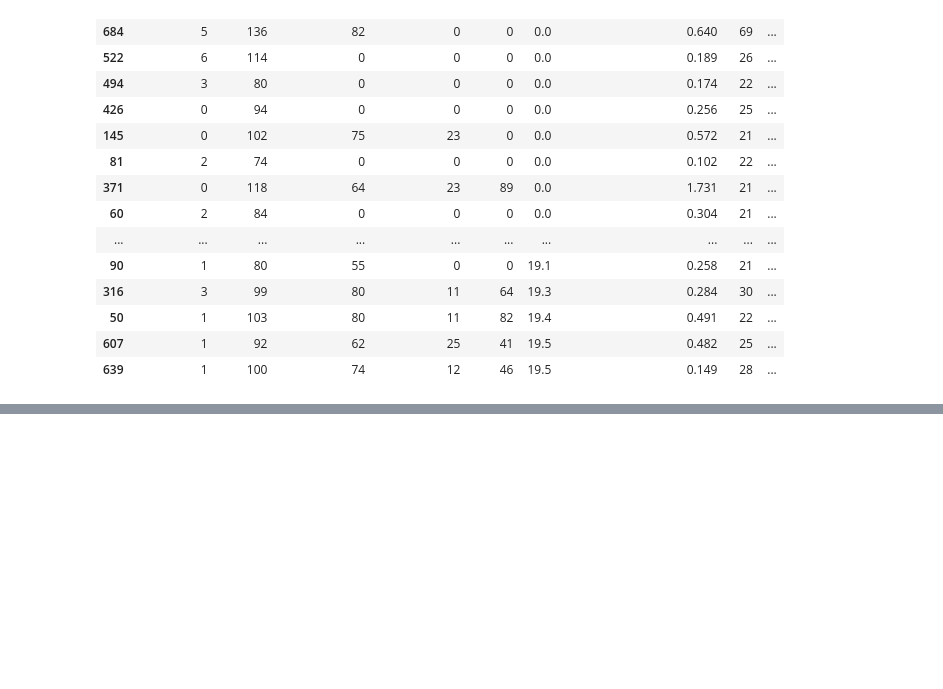
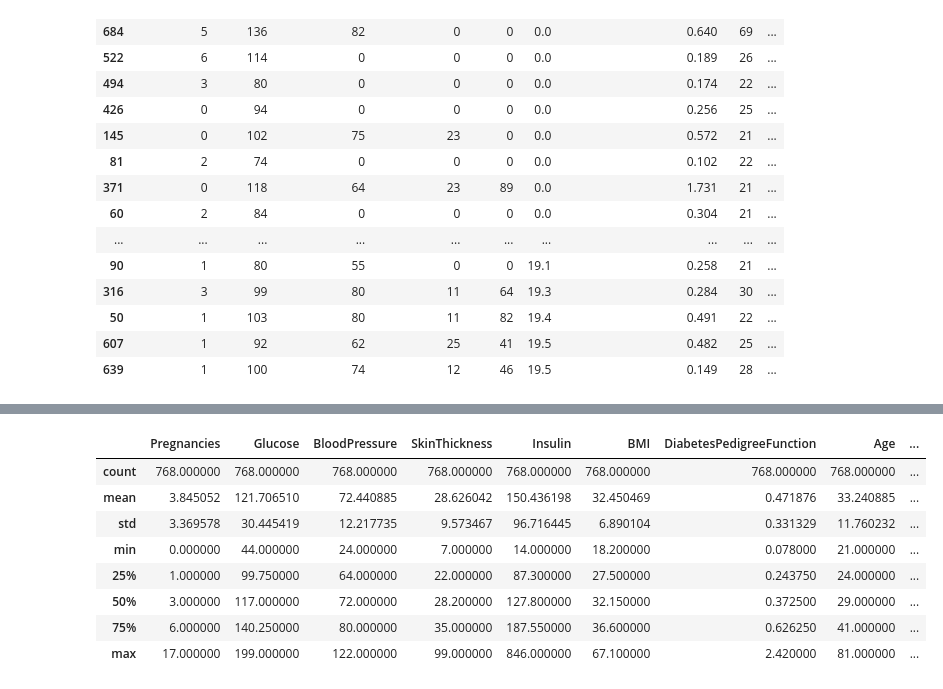
Before and after one commit to JuanRobledo12/gatech-ml-project, a Jupyter notebook: main.ipynb, the cells around one changed output, grey strips where cells are left out. Drawn from its saved outputs; the diff is of its cells as text; code cells hidden in the pictures; blank space fills up the shorter version.

```diff
--- a/main.ipynb
+++ b/main.ipynb
@@ -275,0 +291,12 @@ BMI
+# %%
+# Data Normalization
+scaler = RobustScaler()
+scaled_data = scaler.fit_transform(clean_df_two[columns_to_impute])
+
+# Data Imputation using KNN
+imputer = KNNImputer(n_neighbors=5)
+imputed_data = imputer.fit_transform(scaled_data)
+clean_df_two[columns_to_impute] = scaler.inverse_transform(imputed_data)
+
+# Check null values
+clean_df_two.isnull().sum()
@@ -275,0 +314,12 @@ BMI
+# %%
+clean_df_two.describe()
+# %% [output]
+|  | Pregnancies | Glucose | BloodPressure | SkinThickness | Insulin | BMI | DiabetesPedigreeFunction | Age | ... |
+| count | 768.000000 | 768.000000 | 768.000000 | 768.000000 | 768.000000 | 768.000000 | 768.000000 | 768.000000 | ... |
+| mean | 3.845052 | 121.706510 | 72.440885 | 28.626042 | 150.436198 | 32.450469 | 0.471876 | 33.240885 | ... |
+| std | 3.369578 | 30.445419 | 12.217735 | 9.573467 | 96.716445 | 6.890104 | 0.331329 | 11.760232 | ... |
+| min | 0.000000 | 44.000000 | 24.000000 | 7.000000 | 14.000000 | 18.200000 | 0.078000 | 21.000000 | ... |
+| 25% | 1.000000 | 99.750000 | 64.000000 | 22.000000 | 87.300000 | 27.500000 | 0.243750 | 24.000000 | ... |
+| 50% | 3.000000 | 117.000000 | 72.000000 | 28.200000 | 127.800000 | 32.150000 | 0.372500 | 29.000000 | ... |
+| 75% | 6.000000 | 140.250000 | 80.000000 | 35.000000 | 187.550000 | 36.600000 | 0.626250 | 41.000000 | ... |
+| max | 17.000000 | 199.000000 | 122.000000 | 99.000000 | 846.000000 | 67.100000 | 2.420000 | 81.000000 | ... |
```
Also changed, not shown: parts of 12 cells of this notebook.
